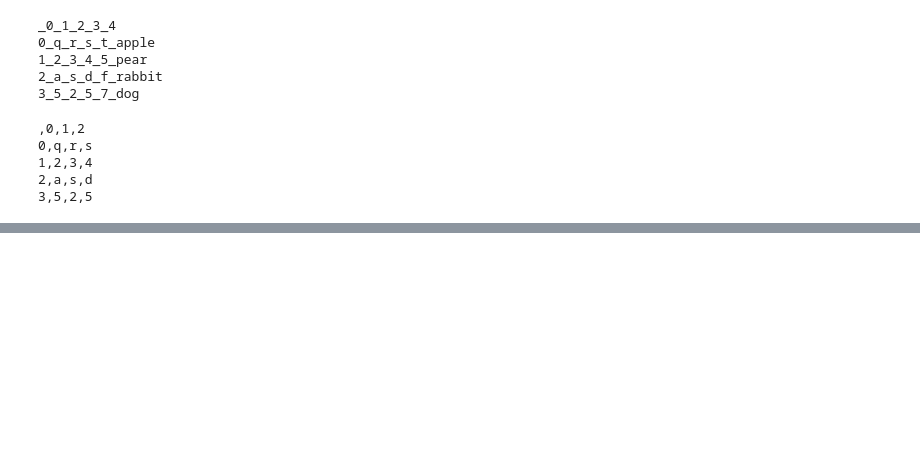
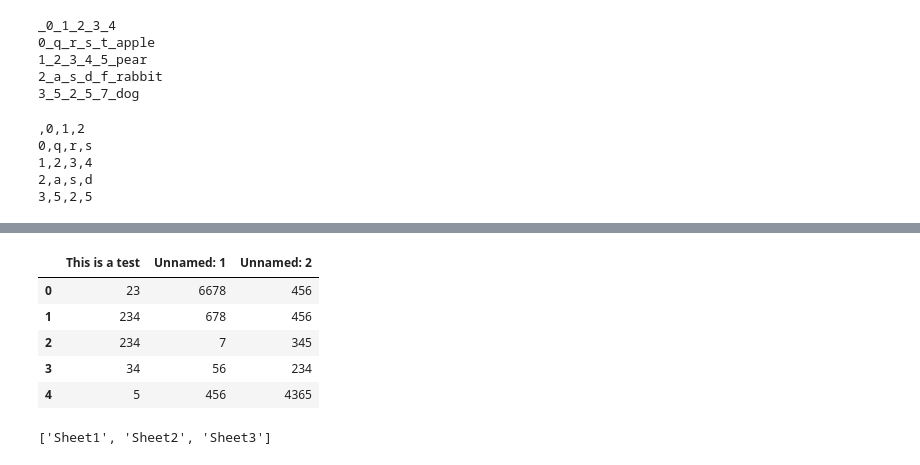
Before and after one commit to intelbala/myPython, a Jupyter notebook: Data Visualization using Python/Data Practice 1.ipynb, the cells around one changed output, grey strips where cells are left out. Cells and saved outputs as stored; diff of their text form; code cells hidden in the pictures; blank space fills up the shorter version.

```diff
--- a/Data Visualization using Python/Data Practice 1.ipynb
+++ b/Data Visualization using Python/Data Practice 1.ipynb
@@ -71,0 +183,17 @@ dframe.to_csv(sys.stdout,columns=[0,1,2])
+# %%
+xlsfile = pd.ExcelFile('Lec_28_test.xlsx')
+# %%
+dframe = xlsfile.parse('Sheet1')
+# %%
+dframe
+# %% [output]
+|  | This is a test | Unnamed: 1 | Unnamed: 2 |
+| 0 | 23 | 6678 | 456 |
+| 1 | 234 | 678 | 456 |
+| 2 | 234 | 7 | 345 |
+| 3 | 34 | 56 | 234 |
+| 4 | 5 | 456 | 4365 |
+# %%
+xlsfile.sheet_names
+# %% [output]
+['Sheet1', 'Sheet2', 'Sheet3']
```
Also changed, not shown: parts of 24 cells of this notebook, 4 other files.
